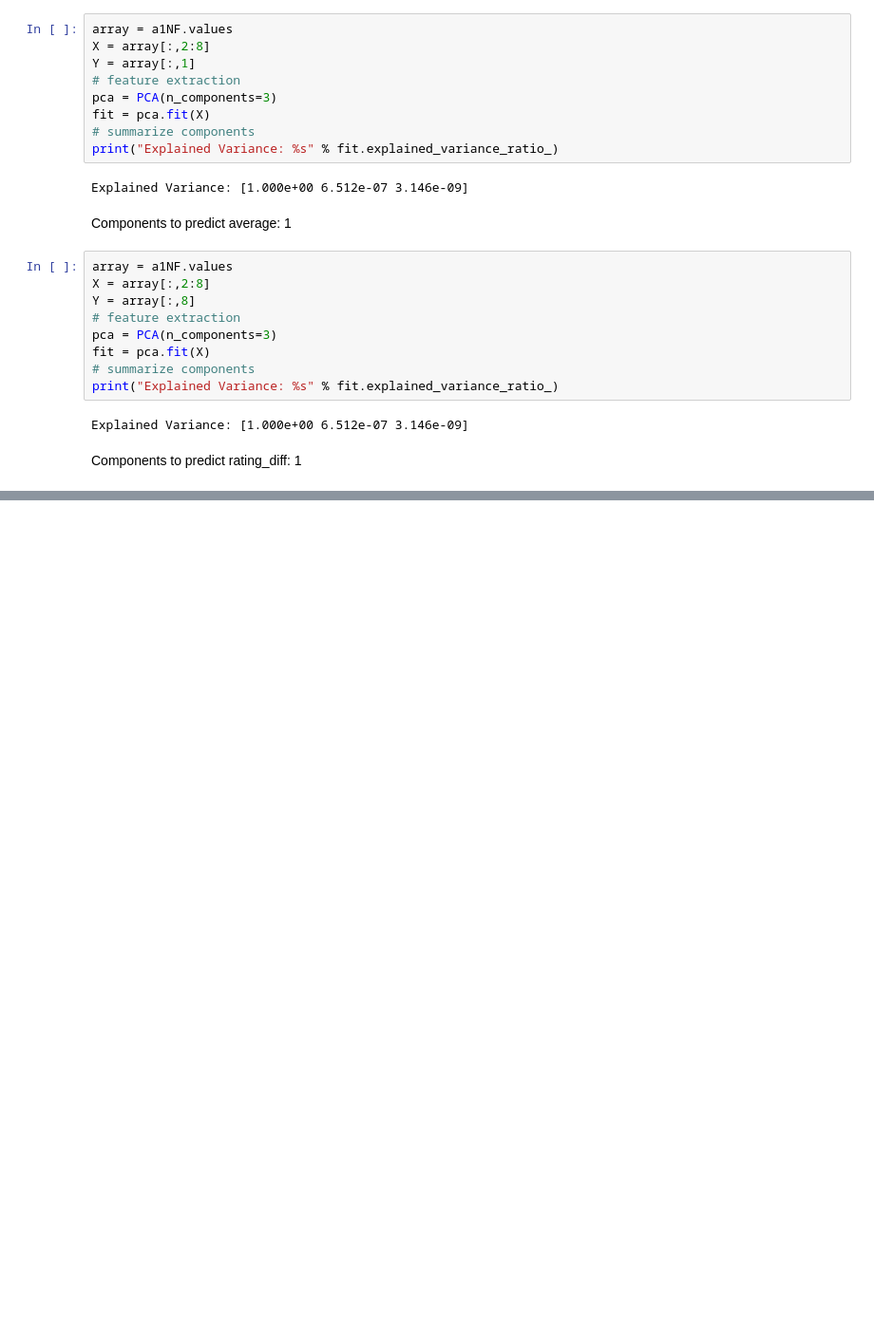
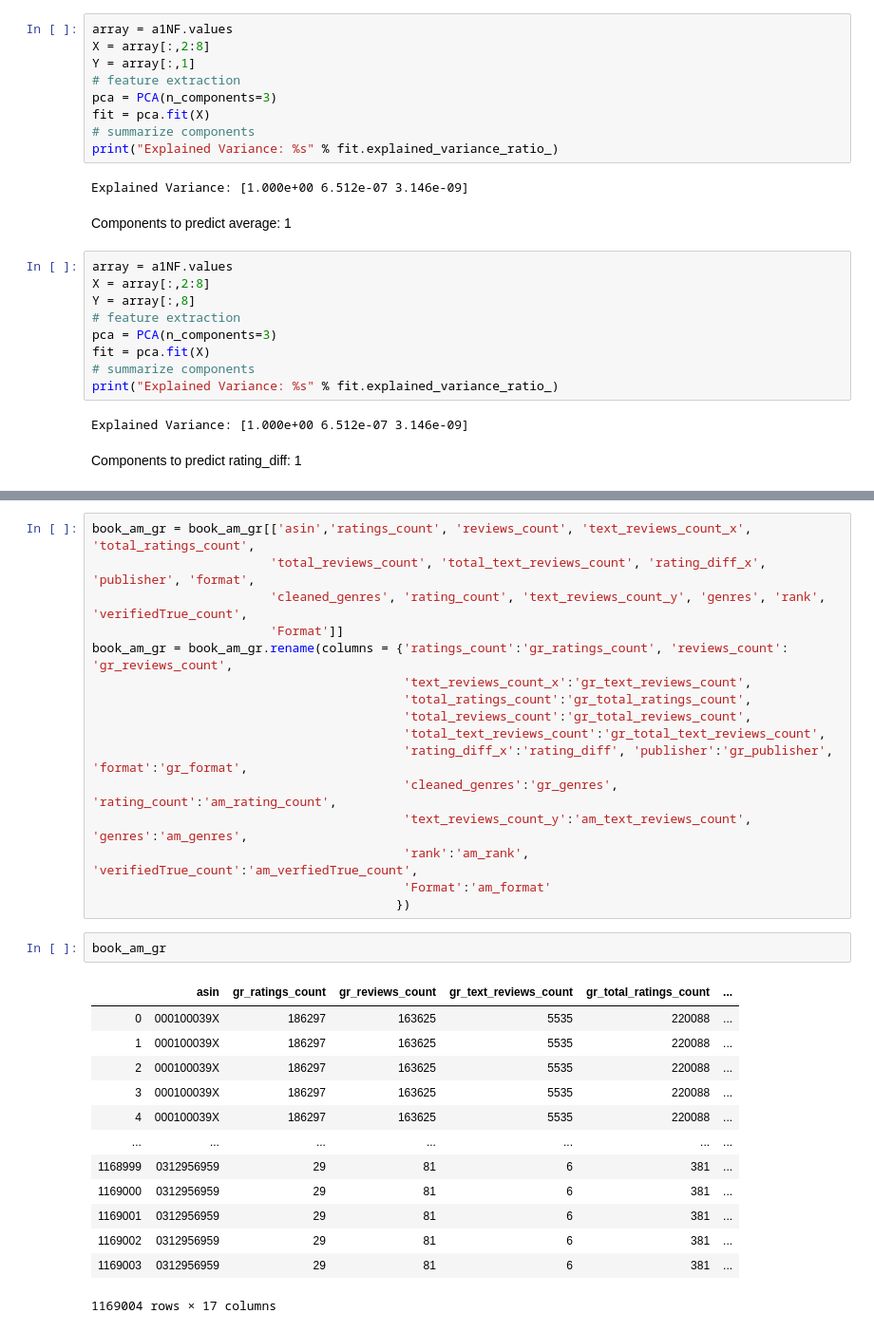
Before and after one commit to tlam7497/CapstoneProject, a Jupyter notebook: features_selection.ipynb, the cells around one changed output, grey strips where cells are left out. Shown: that part at 95% size. Drawn from its saved outputs; the diff is of its cells as text; blank space fills up the shorter version.

```diff
--- a/features_selection.ipynb
+++ b/features_selection.ipynb
@@ -635,0 +672,32 @@ Components to predict rating_diff: 1
+# %%
+book_am_gr = book_am_gr[['asin','ratings_count', 'reviews_count', 'text_reviews_count_x', 'total_ratings_count',
+                        'total_reviews_count', 'total_text_reviews_count', 'rating_diff_x', 'publisher', 'format',
+                        'cleaned_genres', 'rating_count', 'text_reviews_count_y', 'genres', 'rank', 'verifiedTrue_count',
+                        'Format']]
+book_am_gr = book_am_gr.rename(columns = {'ratings_count':'gr_ratings_count', 'reviews_count': 'gr_reviews_count',
+                                          'text_reviews_count_x':'gr_text_reviews_count',
+                                          'total_ratings_count':'gr_total_ratings_count',
+                                          'total_reviews_count':'gr_total_reviews_count',
+                                          'total_text_reviews_count':'gr_total_text_reviews_count',
+                                          'rating_diff_x':'rating_diff', 'publisher':'gr_publisher', 'format':'gr_format',
+                                          'cleaned_genres':'gr_genres', 'rating_count':'am_rating_count',
+                                          'text_reviews_count_y':'am_text_reviews_count', 'genres':'am_genres',
+                                          'rank':'am_rank', 'verifiedTrue_count':'am_verfiedTrue_count',
+                                          'Format':'am_format'
+                                         })
+# %%
+book_am_gr
+# %% [output]
+|  | asin | gr_ratings_count | gr_reviews_count | gr_text_reviews_count | gr_total_ratings_count | ... |
+| 0 | 000100039X | 186297 | 163625 | 5535 | 220088 | ... |
+| 1 | 000100039X | 186297 | 163625 | 5535 | 220088 | ... |
+| 2 | 000100039X | 186297 | 163625 | 5535 | 220088 | ... |
+| 3 | 000100039X | 186297 | 163625 | 5535 | 220088 | ... |
+| 4 | 000100039X | 186297 | 163625 | 5535 | 220088 | ... |
+| ... | ... | ... | ... | ... | ... | ... |
+| 1168999 | 0312956959 | 29 | 81 | 6 | 381 | ... |
+| 1169000 | 0312956959 | 29 | 81 | 6 | 381 | ... |
+| 1169001 | 0312956959 | 29 | 81 | 6 | 381 | ... |
+| 1169002 | 0312956959 | 29 | 81 | 6 | 381 | ... |
+| 1169003 | 0312956959 | 29 | 81 | 6 | 381 | ... |
+1169004 rows × 17 columns
```
Also changed, not shown: parts of 7 cells of this notebook.
